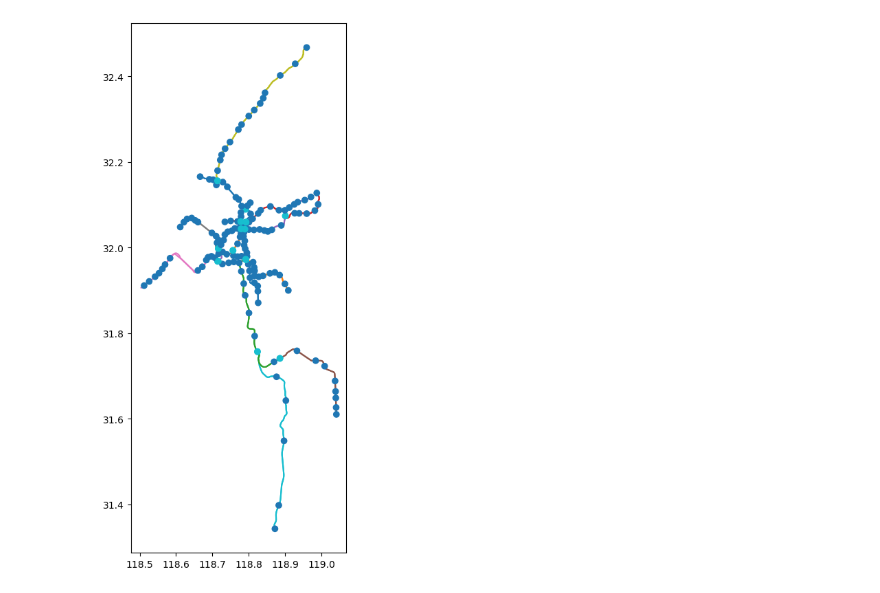
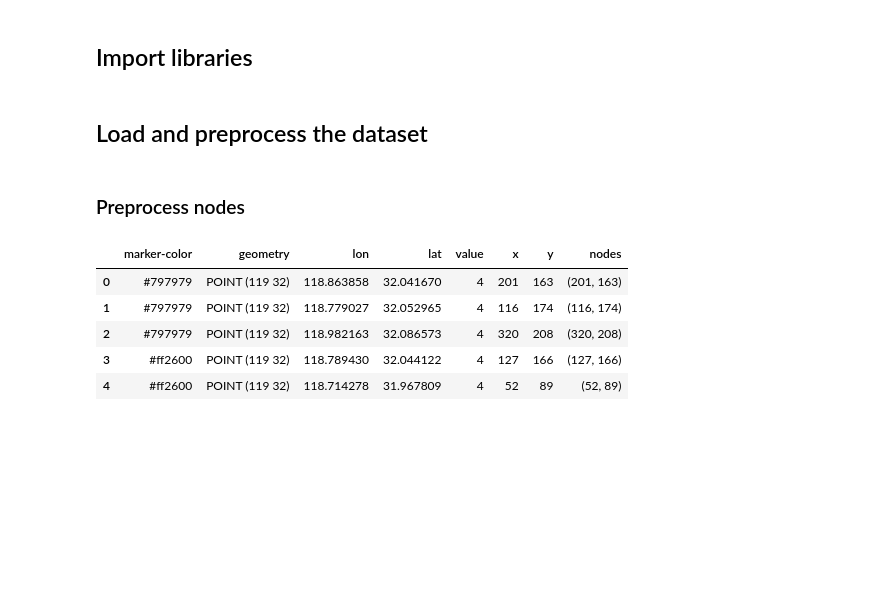
Before and after one commit to MoeBuTa/SlimeMould, a Jupyter notebook: slime.ipynb, the cells around one changed output. Cells and saved outputs as stored; diff of their text form; code cells hidden in the pictures; blank space fills up the shorter version.

```diff
--- a/slime.ipynb
+++ b/slime.ipynb
@@ -1,3 +4,5 @@
+# %% [markdown]
+## Import libraries
 # %%
 import warnings
 warnings.filterwarnings("ignore")
@@ -7,6 +12,8 @@ import geopandas as gpd
 from slime.city import City
 import pandas as pd
 import networkx as nx
+# %% [markdown]
+## Load and preprocess the dataset
 # %%
 stations = gpd.read_file('database/nanjing_nodes.geojson')
 routes = gpd.read_file('database/nanjing_edges.geojson')
@@ -15,24 +22,32 @@ stations = stations.drop(['name', 'marker-symbol', 'marker-size'], axis=1)
 routes = routes.drop(['name', 'ref'], axis=1)
 stations = stations[~stations['marker-color'].isnull()].reset_index().drop(['index'], axis=1)
 # gpd.options.display_precision = 4
-fig, ax = plt.subplots(figsize=(10, 10))
-stations.plot(ax=ax, column=stations['marker-color'], zorder=2)
-routes.plot(ax=ax, column='stroke', zorder=1)
-plt.show()
+# fig, ax = plt.subplots(figsize=(10, 10))
+# stations.plot(ax=ax, column=stations['marker-color'], zorder=2)
+# routes.plot(ax=ax, column='stroke', zorder=1)
+# plt.show()
-# %% [output]
-[figure, removed]
+# %% [markdown]
+### Preprocess nodes
 # %%
-# preprocess node attribute
 stations['lon'], stations['lat'] = stations.geometry.x, stations.geometry.y
-# stations['value'] = np.where(stations['marker-color']=='#ff2600', 10, 5)
-stations['value'] = 5
-min_x = min(stations['lon'])
-min_y = min(stations['lat'])
-stations['x'] = stations.lon.apply(lambda x: int((x - min_x) * (10**3))+ 30)
-stations['y'] = stations.lat.apply(lambda y: int((y - min_y) * (10**3))+ 30)
-stations['type'] = 'False'
-stations.loc[stations['x'] == max(stations['x']), 'type'] = 'right'
-stations.loc[stations['x'] == min(stations['x']), 'type'] = 'left'
-stations.loc[stations['y'] == max(stations['y']), 'type'] = 'up'
-stations.loc[stations['y'] == min(stations['y']), 'type'] = 'down'
-stations = pd.DataFrame(stations.drop(['geometry'], axis=1))
+stations['value'] = 4
+min_lon = min(stations['lon'])
+min_lat = min(stations['lat'])
+# scaling lon lat values
+stations['x'] = stations.lon.apply(lambda x: int((x - min_lon) * (10**3)))
+stations['y'] = stations.lat.apply(lambda y: int((y - min_lat) * (10**3)))
+# subset the data
+stations = stations[((stations['x']>150) & (stations['x']<500)) & ((stations['y']>530) & (stations['y']<800))].reset_index().drop(['index'], axis=1)
+min_x = min(stations['x'])
+min_y = min(stations['y'])
+stations['x'] = stations.x.apply(lambda x: int(x - min_x)+10)
+stations['y'] = stations.y.apply(lambda y: int(y - min_y)+10)
+stations['nodes'] = stations[['x', 'y']].apply(tuple, axis=1)
+stations.head()
+# %% [output]
+|  | marker-color | geometry | lon | lat | value | x | y | nodes |
+| 0 | #797979 | POINT (119 32) | 118.863858 | 32.041670 | 4 | 201 | 163 | (201, 163) |
+| 1 | #797979 | POINT (119 32) | 118.779027 | 32.052965 | 4 | 116 | 174 | (116, 174) |
+| 2 | #797979 | POINT (119 32) | 118.982163 | 32.086573 | 4 | 320 | 208 | (320, 208) |
+| 3 | #ff2600 | POINT (119 32) | 118.789430 | 32.044122 | 4 | 127 | 166 | (127, 166) |
+| 4 | #ff2600 | POINT (119 32) | 118.714278 | 31.967809 | 4 | 52 | 89 | (52, 89) |
```
Also changed, not shown: parts of 17 cells of this notebook, 4 other files.
